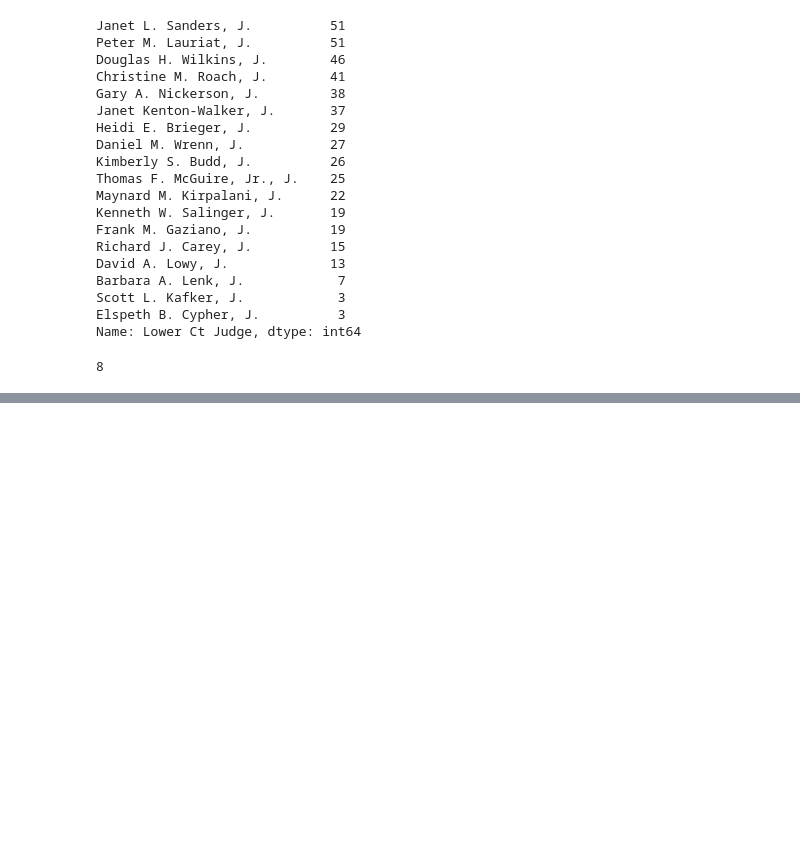
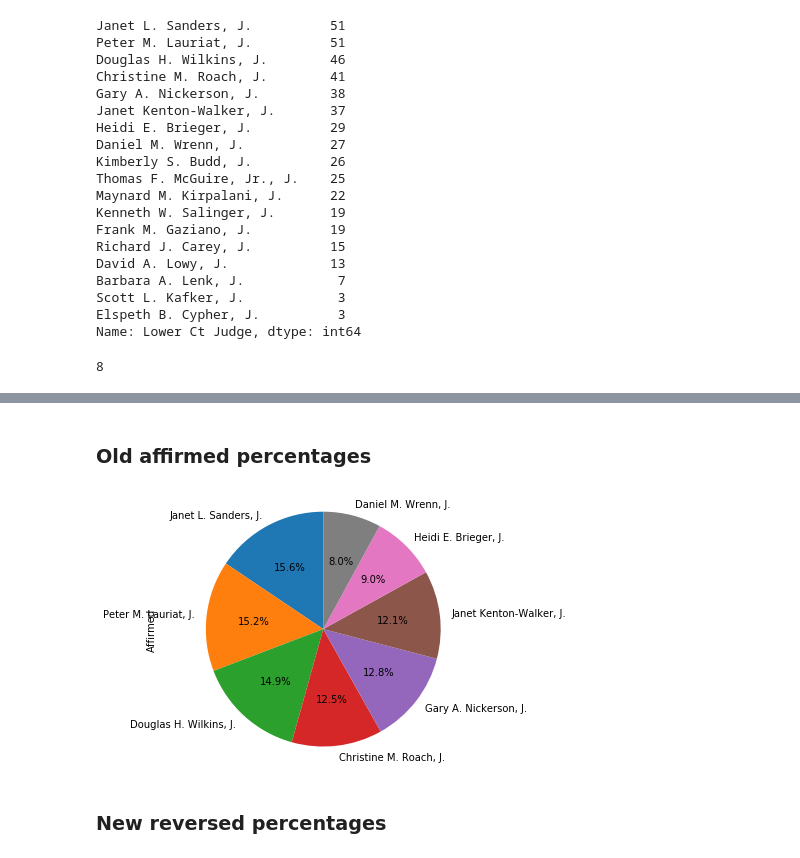
Before and after one commit to YashvardhanDas/BENCHMARKS-An-Analysis-of-Massachusetts-Court-Reversals, a Jupyter notebook: Judge_opinion_data/new_judge_analysis_anton.ipynb, the cells around one changed output, grey strips where cells are left out. Drawn from its saved outputs; the diff is of its cells as text; code cells hidden in the pictures; blank space fills up the shorter version.

Commit message:
Added new vs old visualizations

```diff
--- a/Judge_opinion_data/new_judge_analysis_anton.ipynb
+++ b/Judge_opinion_data/new_judge_analysis_anton.ipynb
@@ -303,0 +339,7 @@ len(reduced_old_data)
+# %%
+#Create Dataframe with columns, name of judge and its statistics in order to graph it
+old_judges_data = pd.DataFrame.from_dict(old_judge_count).transpose()
+old_judges_data.rename(columns = {0:'Reversed',1:'Affirmed',2:'Partial',3:'Total'}, inplace = True)
+#Sort data by number of cases
+old_judges_data = old_judges_data.sort_values('Total',ascending=False)
+old_judges_data
@@ -303,0 +359,5 @@ len(reduced_old_data)
+# %%
+#Old data
+old_affirmed_series = old_judges_data['Affirmed']
+old_reversed_series = old_judges_data['Reversed']
+old_partial_series = old_judges_data['Partial']
@@ -303,0 +372,8 @@ len(reduced_old_data)
+# %% [markdown]
+### Old affirmed percentages
+# %%
+pie_chart(old_affirmed_series)
+# %% [output]
+[figure, added]
+# %% [markdown]
+### New reversed percentages
```
Also changed, not shown: parts of 12 cells of this notebook.
